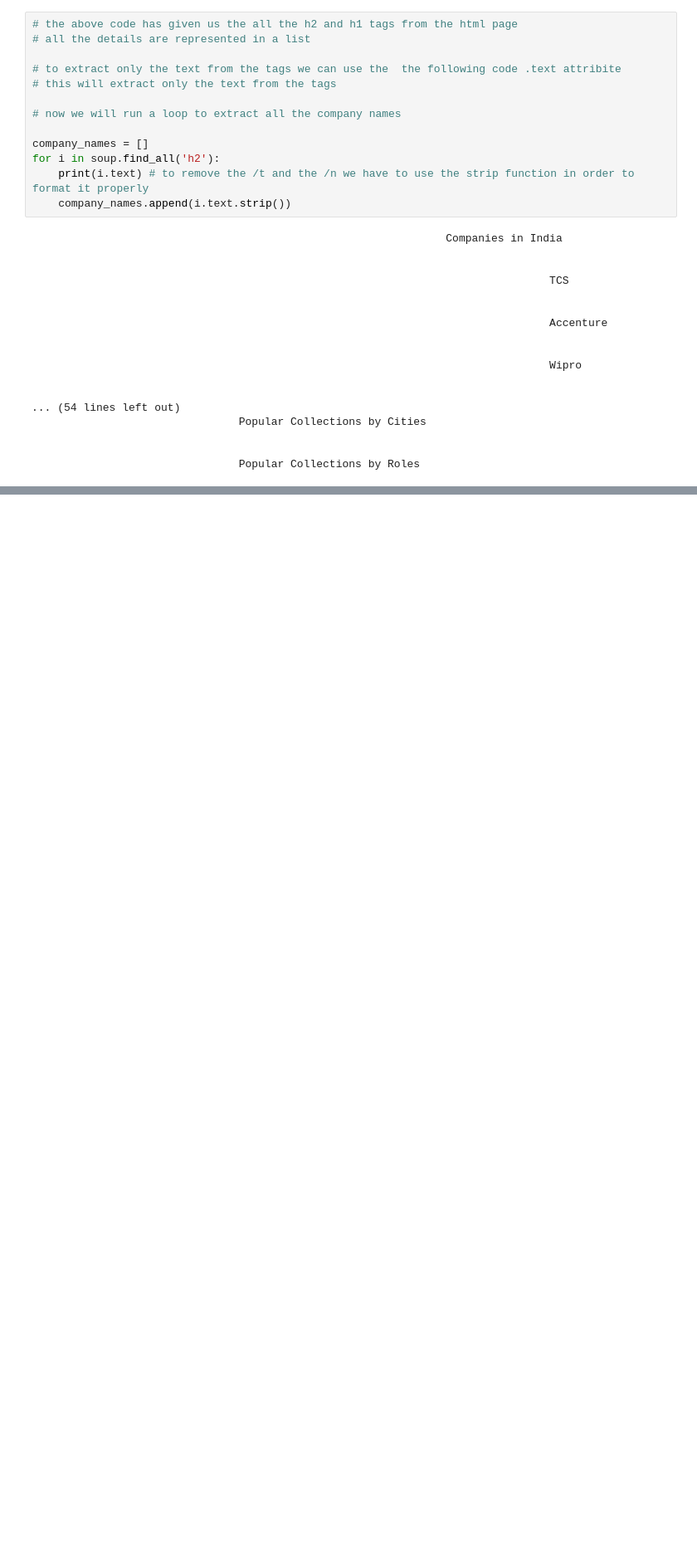
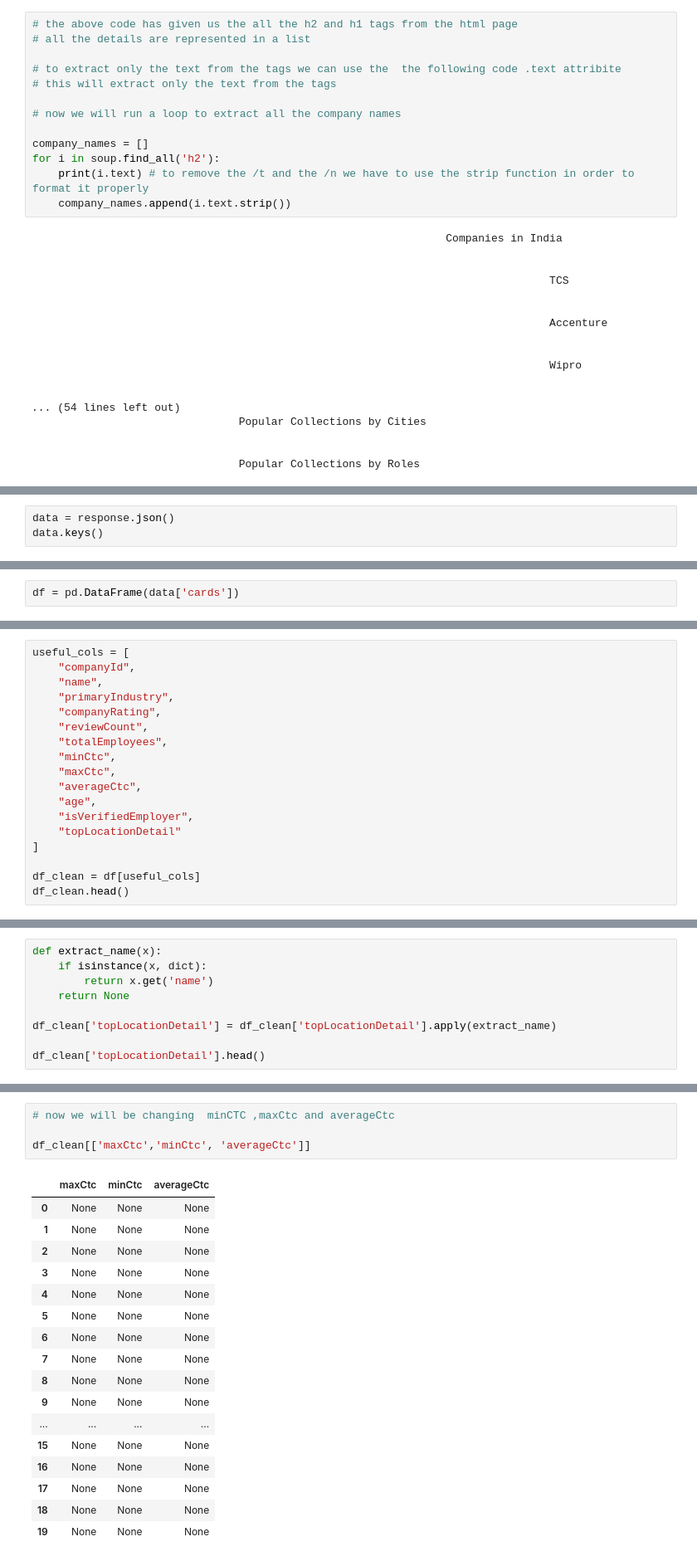
Before and after one commit to Alsanad-Opium/deep-learning-pytorch, a Jupyter notebook: MLandDL/ML/Machine Learning/Data_using_webscraper/webscaper.ipynb, the cells around one changed output, grey strips where cells are left out. Shown at 83% size. Saved outputs shown, nothing was run; the diff lists cells and outputs as text; blank space fills up the shorter version.

```diff
--- a/MLandDL/ML/Machine Learning/Data_using_webscraper/webscaper.ipynb
+++ b/MLandDL/ML/Machine Learning/Data_using_webscraper/webscaper.ipynb
@@ -97,0 +189,3 @@ company_names
+# %%
+data = response.json()
+data.keys()
@@ -97,0 +206,2 @@ company_names
+# %%
+df = pd.DataFrame(data['cards'])
@@ -97,0 +244,18 @@ company_names
+# %%
+useful_cols = [
+    "companyId",
+    "name",
+    "primaryIndustry",
+    "companyRating",
+    "reviewCount",
+    "totalEmployees",
+    "minCtc",
+    "maxCtc",
+    "averageCtc",
+    "age",
+    "isVerifiedEmployer",
+    "topLocationDetail"
+]
+
+df_clean = df[useful_cols]
+df_clean.head()
@@ -97,0 +314,9 @@ company_names
+# %%
+def extract_name(x):
+    if isinstance(x, dict):
+        return x.get('name')
+    return None
+
+df_clean['topLocationDetail'] = df_clean['topLocationDetail'].apply(extract_name)
+
+df_clean['topLocationDetail'].head()
@@ -97,0 +342,22 @@ company_names
+# %%
+# now we will be changing  minCTC ,maxCtc and averageCtc
+
+df_clean[['maxCtc','minCtc', 'averageCtc']]
+# %% [output]
+|  | maxCtc | minCtc | averageCtc |
+| 0 | None | None | None |
+| 1 | None | None | None |
+| 2 | None | None | None |
+| 3 | None | None | None |
+| 4 | None | None | None |
+| 5 | None | None | None |
+| 6 | None | None | None |
+| 7 | None | None | None |
+| 8 | None | None | None |
+| 9 | None | None | None |
+| ... | ... | ... | ... |
+| 15 | None | None | None |
+| 16 | None | None | None |
+| 17 | None | None | None |
+| 18 | None | None | None |
+| 19 | None | None | None |
```
Also changed, not shown: parts of 28 cells of this notebook.
